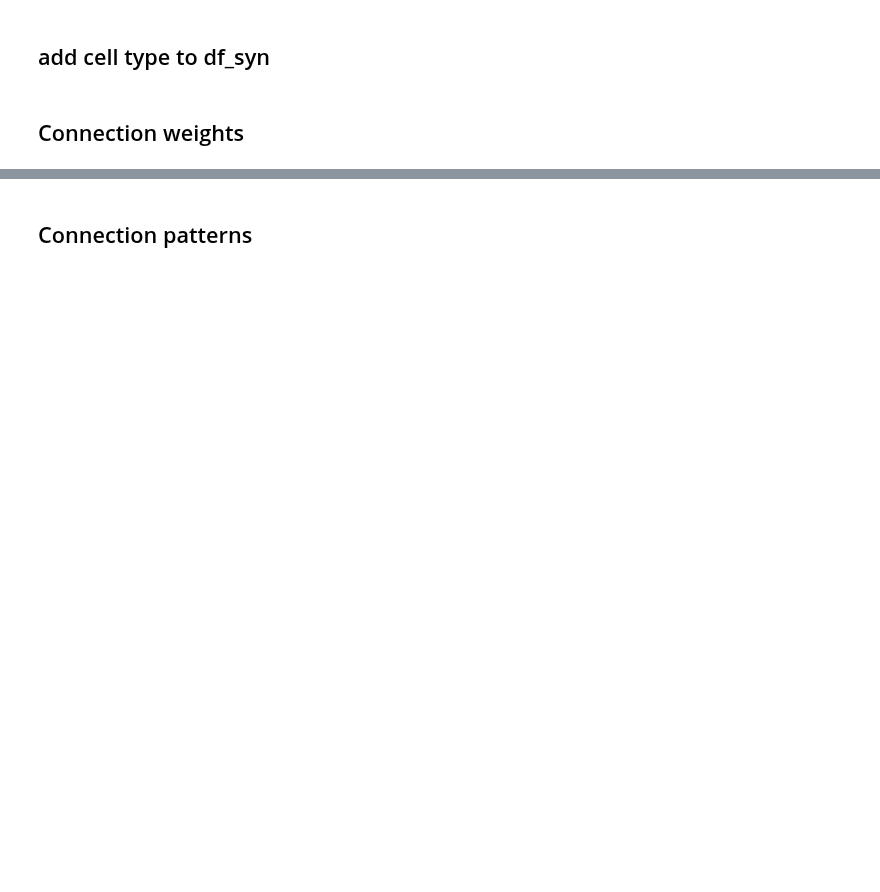
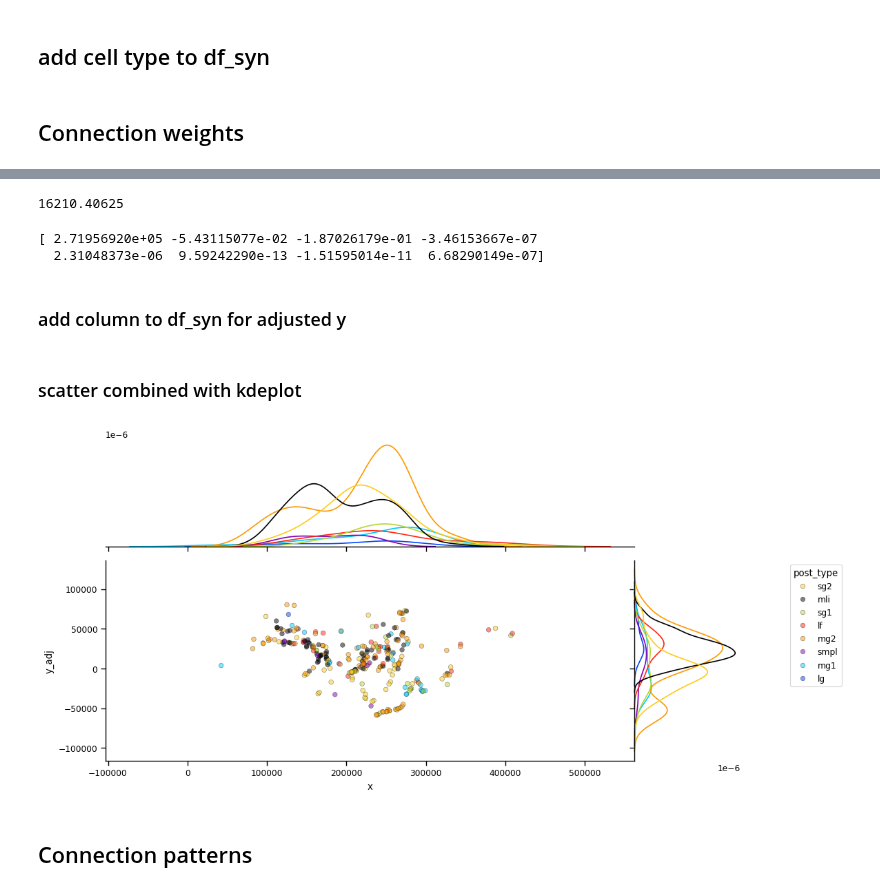
Before and after one commit to neurologic/eCREST, a Jupyter notebook: Notebooks_Jupyter/PE.ipynb, the cells around one changed output, grey strips where cells are left out. Saved outputs shown, nothing was run; the diff lists cells and outputs as text; code cells hidden in the pictures; blank space fills up the shorter version.

```diff
--- a/Notebooks_Jupyter/PE.ipynb
+++ b/Notebooks_Jupyter/PE.ipynb
@@ -280,7 +373,4 @@ for x,f in nodefiles.items():
         print(x,cell.cell_data['metadata']['main_seg']['base'])
 # %% [markdown]
 ## Build synapses dataframe
-# %%
-df_type = pd.read_csv(dirpath.parent.parent / 'CREST_reconstructions/mg_network/metadata/df_type.csv')
-# df_type = pd.read_csv(Path('/Users/kperks/Library/CloudStorage/GoogleDrive-sawtelllab@gmail.com/My Drive/ELL_connectome/CREST_reconstructions/mg-network/metadata/df_type.csv'))
 # %%
@@ -397,3 +481,58 @@ df_edges = df_syn[['pre','post','pre_type','post_type']].value_counts().reset_in
+# %%
+neuroglancer_path = Path(settings_dict['save_dir']).parent.parent / 'blender/soma_locations/layer-molecular_annotation.json'
+voxel_sizes = [16,16,30]
+nl_ = 'molecular'
+
+with open(Path(neuroglancer_path), 'r') as myfile: # 'p' is the dirpath and 'f' is the filename from the created 'd' dictionary
+    neuroglancer_data = json.load(myfile)
+
+neuroglancer_layer = next((item for item in neuroglancer_data['layers'] if item["name"] == nl_), None)
+vertices = [[p['point'][i]*voxel_sizes[i] for i in range(3)] for p in neuroglancer_layer['annotations']]
+
+x_pts = [p[0] for p in vertices]
+y_pts = [p[1] for p in vertices]
+z_pts = [p[2] for p in vertices]
+# %%
+np.median(y_pts)/16
+# %% [output]
+16210.40625
+# %%
+# Perform curve fitting
+popt, pcov = curve_fit(func, (x_pts, z_pts), y_pts)
+
+# Print optimized parameters
+print(popt)
+# %% [output]
+[ 2.71956920e+05 -5.43115077e-02 -1.87026179e-01 -3.46153667e-07
+  2.31048373e-06  9.59242290e-13 -1.51595014e-11  6.68290149e-07]
+# %% [markdown]
+### add column to df_syn for adjusted y
+# %%
+y_adj_col = []
+for i,r in df_syn.iterrows():
+    yoffset = func((r['x'], r['z']), *popt)
+    y_adj = (r['y'] - yoffset)
+    y_adj_col.append(y_adj)
+
+df_syn.loc[:,'y_adj']=y_adj_col
+
+## uncomment next two lines to convert from nanometers to micrometers
+# for v in ['x','y','z','y_adj']:
+#     df_syn[v] = df_syn[v]/1000
+df_syn['y_adj'] = df_syn['y_adj']*-1     # y=0 is at top of volume, so for plotting it helps to invert y axis
+# %% [markdown]
+### scatter combined with kdeplot
+# %%
+
+g = sns.jointplot(data=df_syn[df_syn['post_type'].isin(['mg2','mg1','sg2','sg1','lg','lf','smpl','mli'])], #['aff','sg2','mg2','sg1','mg1','grc-d','grc-s']
+                  x="x", y="y_adj", hue="post_type", height=10,
+                  alpha = 0.5, edgecolor='black',palette = syn_colors,
+                 marginal_kws=dict(common_norm=True,clip_on=0, fill=False), space=0)
+
+sns_joint_equal_axes(g);
+sns.move_legend(plt.gca(), "upper right", bbox_to_anchor=(1.4, 1));
+# %% [output]
+[figure, added]
 # %% [markdown]
 ## Connection patterns
 # %%
```
Also changed, not shown: parts of 63 cells of this notebook, 3 other files.
